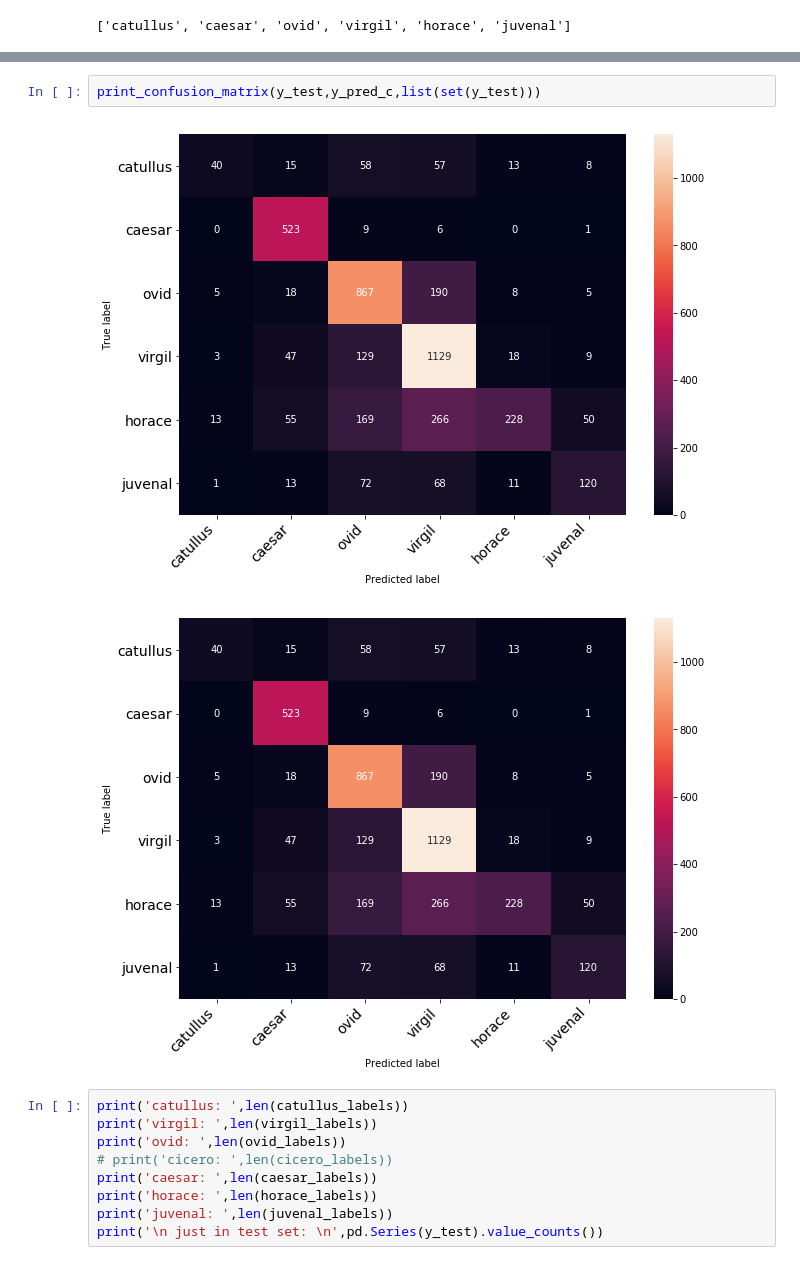
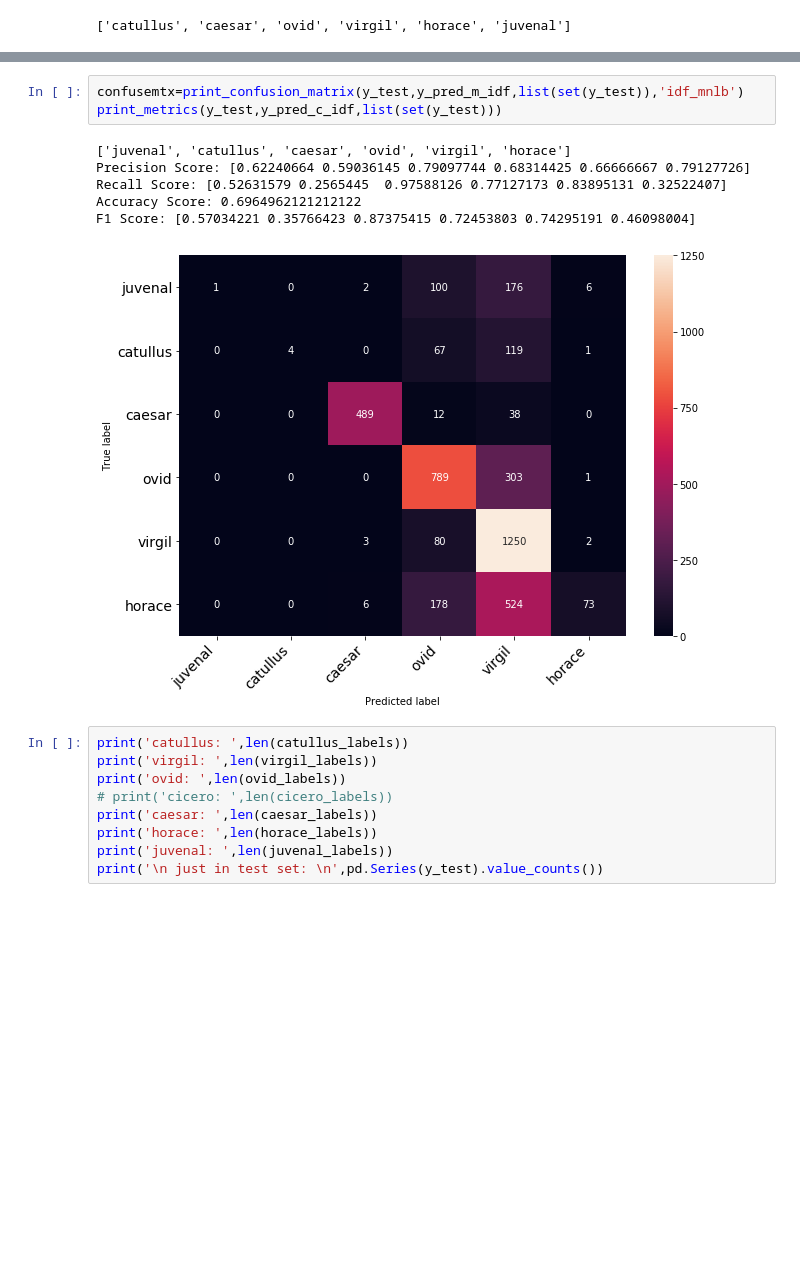
Before and after one commit to mackenziemitchell6/PoetaQuae, a Jupyter notebook: NoCicero.ipynb, the cells around one changed output, grey strips where cells are left out. Saved outputs shown, nothing was run; the diff lists cells and outputs as text; blank space fills up the shorter version.

```diff
--- a/NoCicero.ipynb
+++ b/NoCicero.ipynb
@@ -274,8 +298,13 @@ confusemtx=print_confusion_matrix(y_test,y_pred_c_idf,list(set(y_test)))
-# %%
-print_confusion_matrix(y_test,y_pred_c,list(set(y_test)))
-# %% [output]
-[figure, removed]
-[figure, removed]
+# %%
+confusemtx=print_confusion_matrix(y_test,y_pred_m_idf,list(set(y_test)),'idf_mnlb')
+print_metrics(y_test,y_pred_c_idf,list(set(y_test)))
+# %% [output]
+['juvenal', 'catullus', 'caesar', 'ovid', 'virgil', 'horace']
+Precision Score: [0.62240664 0.59036145 0.79097744 0.68314425 0.66666667 0.79127726]
+Recall Score: [0.52631579 0.2565445  0.97588126 0.77127173 0.83895131 0.32522407]
+Accuracy Score: 0.6964962121212122
+F1 Score: [0.57034221 0.35766423 0.87375415 0.72453803 0.74295191 0.46098004]
+[figure, added]
 # %%
 print('catullus: ',len(catullus_labels))
 print('virgil: ',len(virgil_labels))
```
Also changed, not shown: parts of 9 cells of this notebook, 25 other files.
